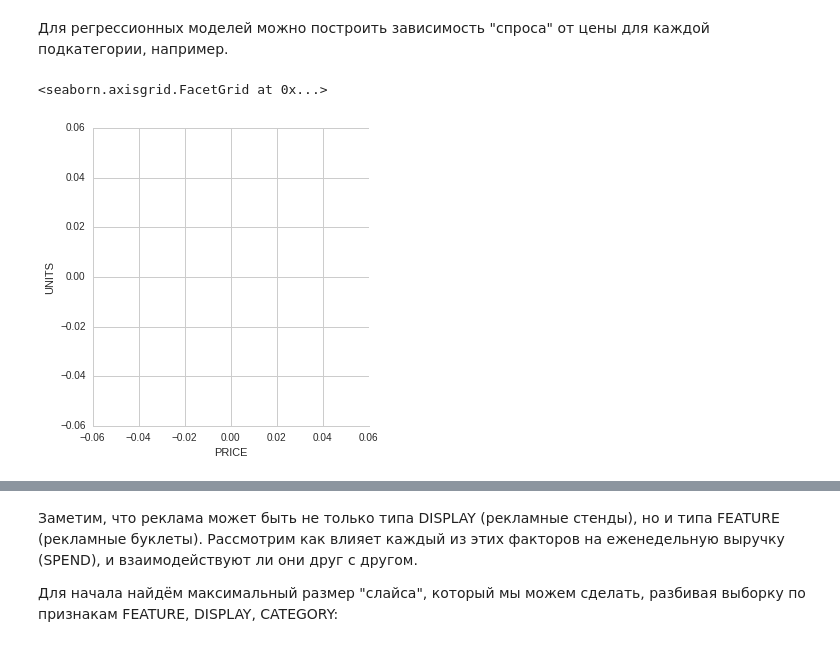
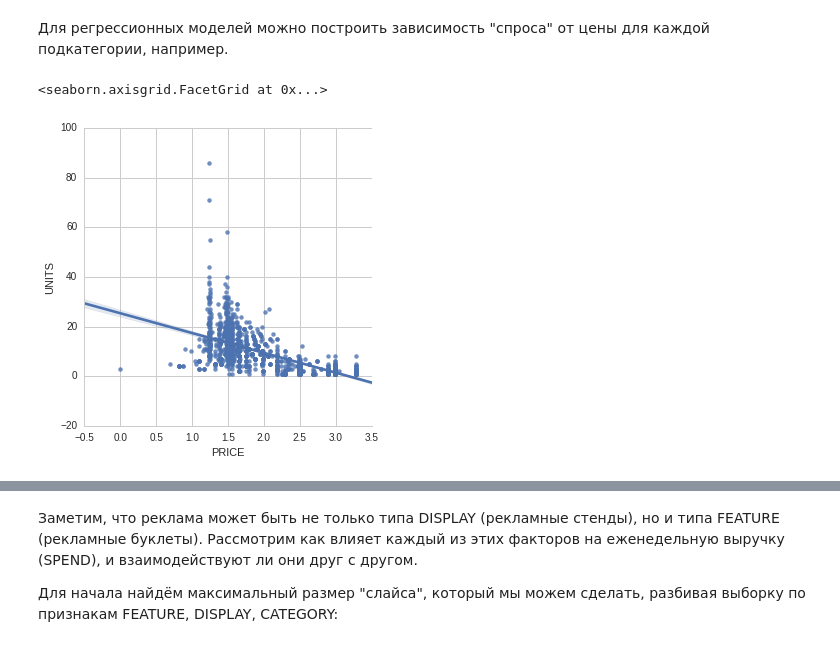
Before and after one commit to yakimoris/data-analysis, a Jupyter notebook: project_some_graphs.ipynb, the cells around one changed output, grey strips where cells are left out. Saved outputs shown, nothing was run; the diff lists cells and outputs as text; code cells hidden in the pictures.

```diff
--- a/project_some_graphs.ipynb
+++ b/project_some_graphs.ipynb
@@ -256,10 +256,10 @@ for cat in cats:
 # %% [markdown]
 Для регрессионных моделей можно построить зависимость "спроса" от цены для каждой подкатегории, например.
 # %%
-sns.lmplot(y = 'UNITS', x = 'PRICE', data = data[data['CATEGORY'] == 'PRETZELS'][data['STORE_NUM'] == 367])
+sns.lmplot(y = 'UNITS', x = 'PRICE', data = data[data['CATEGORY'] == 'BAG SNACKS'][data['STORE_NUM'] == 367])
 # %% [output]
 <seaborn.axisgrid.FacetGrid at 0x...>
-[figure, old version]
+[figure, new version]
 # %%
 f, (ax1,ax2) = plt.subplots(1,2, figsize = (12,6))
 sns.barplot(x = 'SEG_VALUE_NAME',y = 'SPEND' ,data = data,ax = ax1)
```
Also changed, not shown: parts of 14 cells of this notebook.
